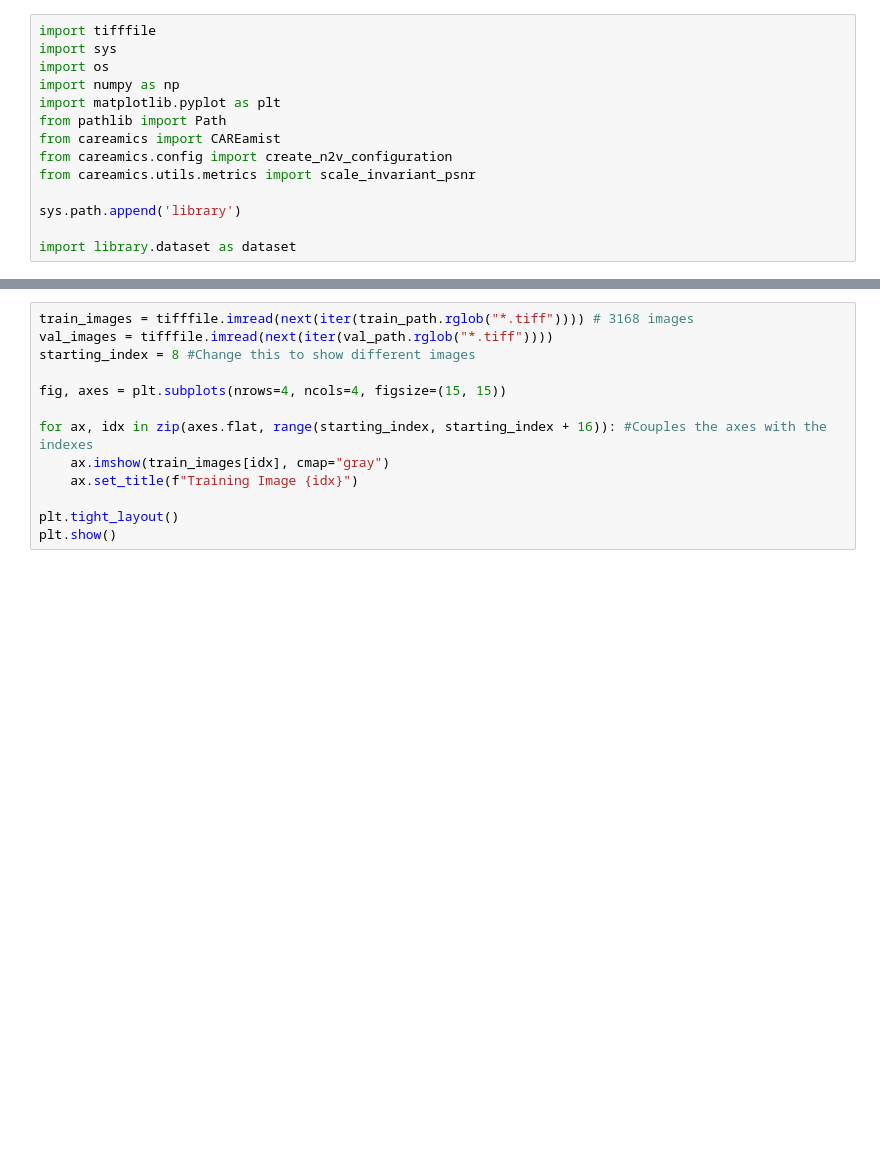
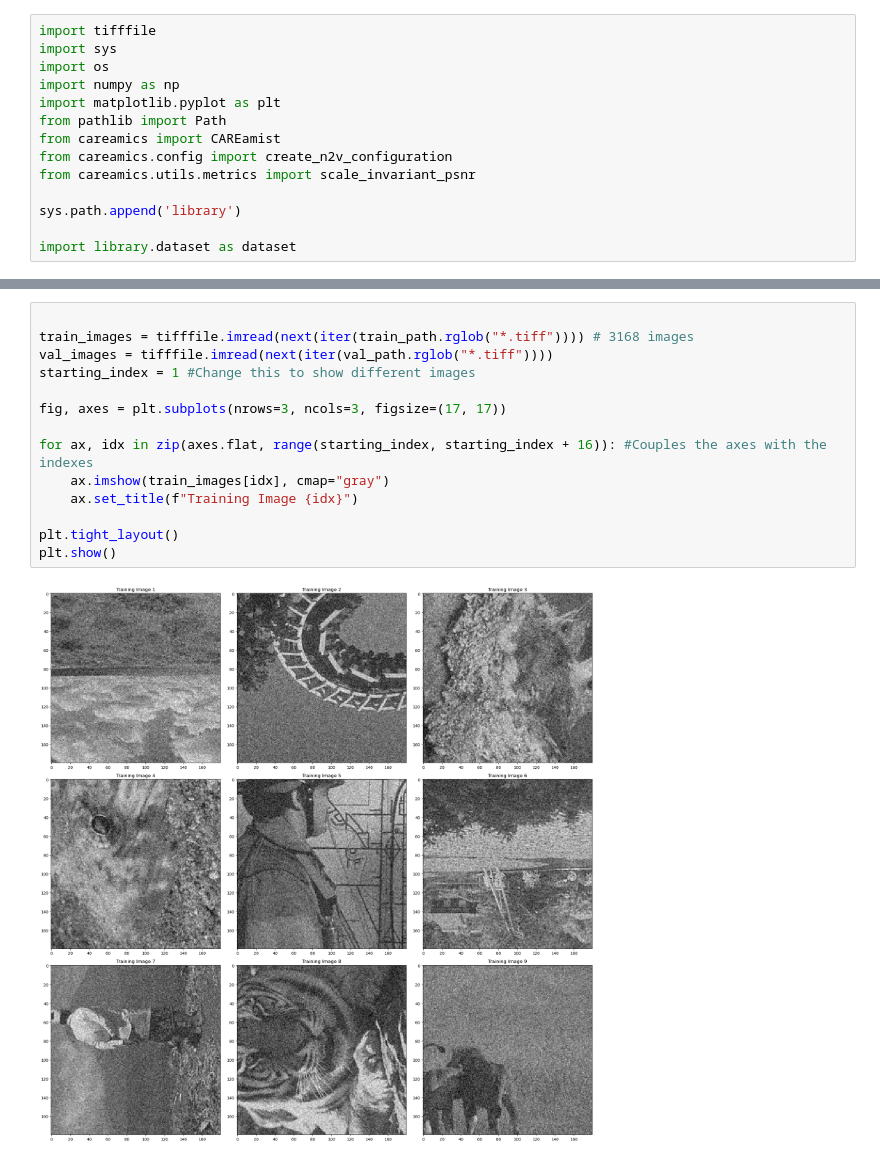
Before and after one commit to paoloparati/ProgettoPrincipiEModelliDellaPercezione, a Jupyter notebook: bsd68.ipynb, the cells around one changed output, grey strips where cells are left out. Drawn from its saved outputs; the diff is of its cells as text; blank space fills up the shorter version.

```diff
--- a/bsd68.ipynb
+++ b/bsd68.ipynb
@@ -82,14 +91,17 @@ Di seguito mostriamo alcune immagini scelte casualmente dal Dataset, evidenziand
 # %%
+
 train_images = tifffile.imread(next(iter(train_path.rglob("*.tiff")))) # 3168 images
 val_images = tifffile.imread(next(iter(val_path.rglob("*.tiff"))))
-starting_index = 8 #Change this to show different images
+starting_index = 1 #Change this to show different images
 
-fig, axes = plt.subplots(nrows=4, ncols=4, figsize=(15, 15))
+fig, axes = plt.subplots(nrows=3, ncols=3, figsize=(17, 17))
 
 for ax, idx in zip(axes.flat, range(starting_index, starting_index + 16)): #Couples the axes with the indexes
     ax.imshow(train_images[idx], cmap="gray")
     ax.set_title(f"Training Image {idx}")
 
 plt.tight_layout()
 plt.show()
+# %% [output]
+[figure, added]
 # %% [markdown]
```
Also changed, not shown: parts of 17 cells of this notebook.
